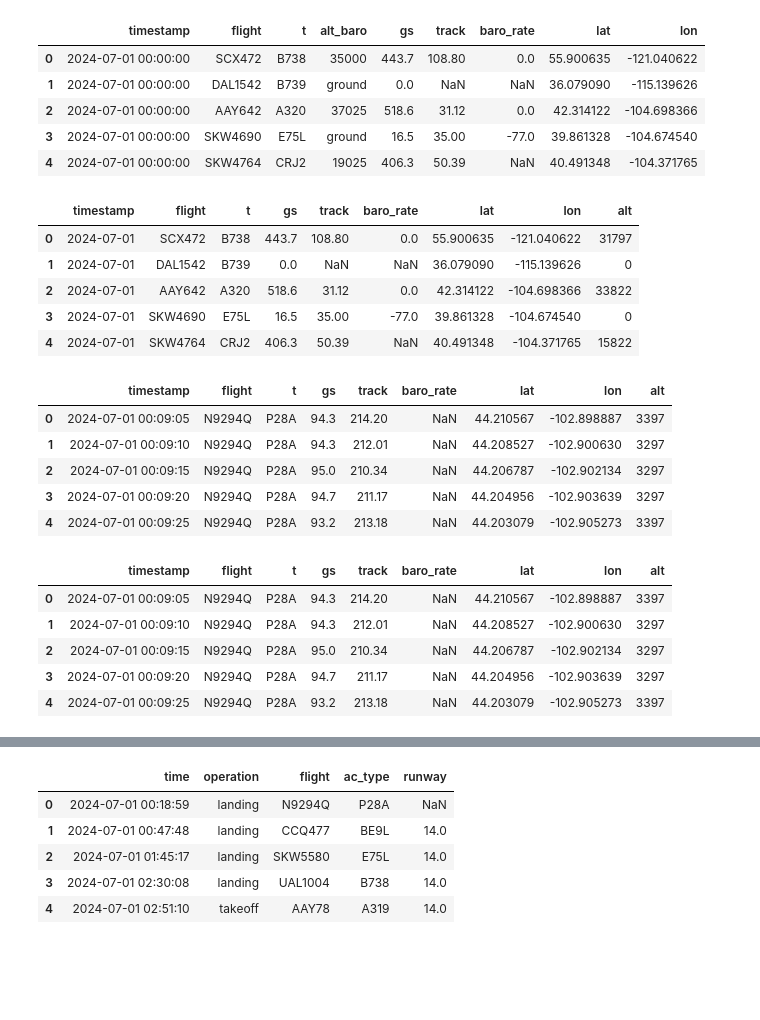
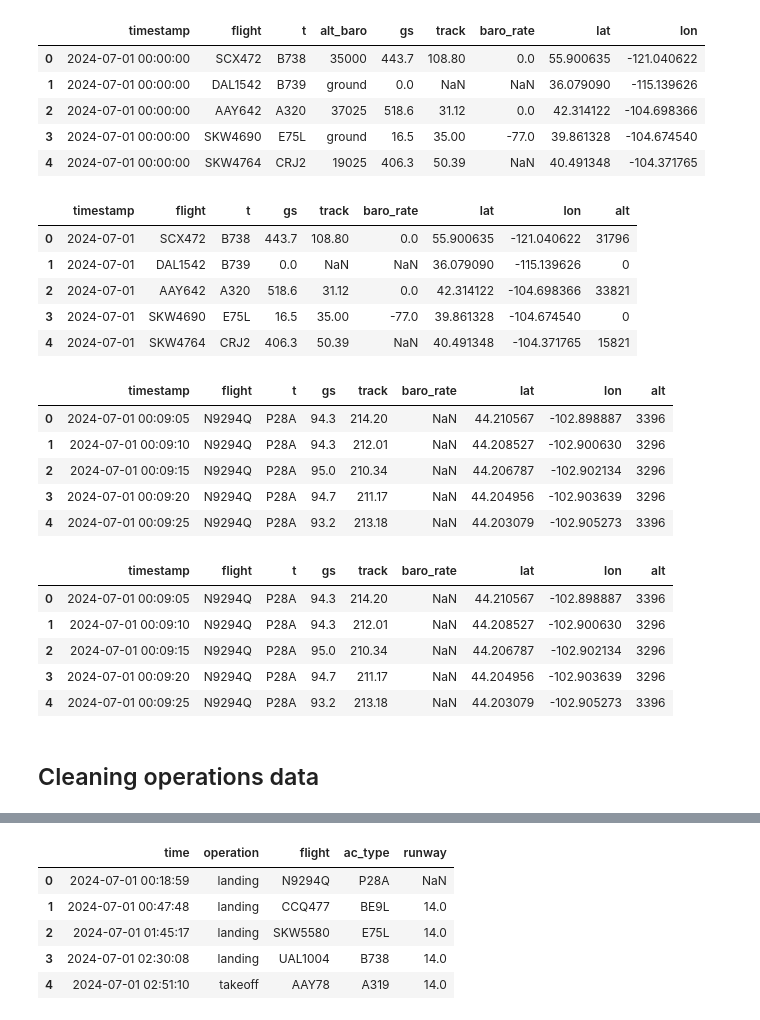
Before and after one commit to ghRevelle/pytc, a Jupyter notebook: data/data_cleaner.ipynb, the cells around one changed output, grey strips where cells are left out. Saved outputs shown, nothing was run; the diff lists cells and outputs as text; code cells hidden in the pictures; blank space fills up the shorter version.

Commit message:
Updated data cleaner

```diff
--- a/data/data_cleaner.ipynb
+++ b/data/data_cleaner.ipynb
@@ -37,45 +39,45 @@ filtered_aircraft.head()
 | 3 | 2024-07-01 00:00:00 | SKW4690 | E75L | ground | 16.5 | 35.00 | -77.0 | 39.861328 | -104.674540 |
 | 4 | 2024-07-01 00:00:00 | SKW4764 | CRJ2 | 19025 | 406.3 | 50.39 | NaN | 40.491348 | -104.371765 |
 # %%
-airport_elevation = 3203  # Airport elevation in feet
+airport_elevation = 3204  # Airport elevation in feet
 
 # Convert timestamp to datetime format
 filtered_aircraft['timestamp'] = pd.to_datetime(filtered_aircraft['timestamp'])
 
 # Convert "ground" in barometric altitude to airport elevation (3203 ft)
 filtered_aircraft['alt_baro'] = filtered_aircraft['alt_baro'].replace('ground', airport_elevation)
 
 # Convert barometric altitude to integer, keeping NaN as NaN
 filtered_aircraft['alt_baro'] = pd.to_numeric(filtered_aircraft['alt_baro'], errors='coerce').astype('Int64')
 
 # Convert barometric altitude to altitude above ground level
 filtered_aircraft['alt'] = filtered_aircraft['alt_baro'] - airport_elevation
 
 # Round values within +30 feet and set any negative altitudes to 0
 filtered_aircraft['alt'] = filtered_aircraft['alt'].apply(lambda x: 0 if pd.isna(x) or x < 0 or x <= 30 else x)
 
 filtered_aircraft['alt'] = pd.to_numeric(filtered_aircraft['alt'], errors='coerce').astype('Int64')
 
 filtered_aircraft.drop('alt_baro', axis=1, inplace=True)  # Drop the 'alt_baro' column
 
 # Convert ground speed to float, keeping NaN as NaN
 filtered_aircraft['gs'] = pd.to_numeric(filtered_aircraft['gs'], errors='coerce')
 
 # Convert vertical rate to float, keeping NaN as NaN
 filtered_aircraft['baro_rate'] = pd.to_numeric(filtered_aircraft['baro_rate'], errors='coerce')
 
 # Convert latitude and longitude to float, keeping NaN as NaN
 filtered_aircraft['lat'] = pd.to_numeric(filtered_aircraft['lat'], errors='coerce')
 filtered_aircraft['lon'] = pd.to_numeric(filtered_aircraft['lon'], errors='coerce')
 
 filtered_aircraft.head()
 # %% [output]
 |  | timestamp | flight | t | gs | track | baro_rate | lat | lon | alt |
-| 0 | 2024-07-01 | SCX472 | B738 | 443.7 | 108.80 | 0.0 | 55.900635 | -121.040622 | 31797 |
+| 0 | 2024-07-01 | SCX472 | B738 | 443.7 | 108.80 | 0.0 | 55.900635 | -121.040622 | 31796 |
 | 1 | 2024-07-01 | DAL1542 | B739 | 0.0 | NaN | NaN | 36.079090 | -115.139626 | 0 |
-| 2 | 2024-07-01 | AAY642 | A320 | 518.6 | 31.12 | 0.0 | 42.314122 | -104.698366 | 33822 |
+| 2 | 2024-07-01 | AAY642 | A320 | 518.6 | 31.12 | 0.0 | 42.314122 | -104.698366 | 33821 |
 | 3 | 2024-07-01 | SKW4690 | E75L | 16.5 | 35.00 | -77.0 | 39.861328 | -104.674540 | 0 |
-| 4 | 2024-07-01 | SKW4764 | CRJ2 | 406.3 | 50.39 | NaN | 40.491348 | -104.371765 | 15822 |
+| 4 | 2024-07-01 | SKW4764 | CRJ2 | 406.3 | 50.39 | NaN | 40.491348 | -104.371765 | 15821 |
 # %%
 # Filter by position; only include aircraft within roughly 10nm of the airport
 
@@ -96,11 +98,11 @@ filtered_aircraft.reset_index(drop=True, inplace=True)
 filtered_aircraft.head()
 # %% [output]
 |  | timestamp | flight | t | gs | track | baro_rate | lat | lon | alt |
-| 0 | 2024-07-01 00:09:05 | N9294Q | P28A | 94.3 | 214.20 | NaN | 44.210567 | -102.898887 | 3397 |
-| 1 | 2024-07-01 00:09:10 | N9294Q | P28A | 94.3 | 212.01 | NaN | 44.208527 | -102.900630 | 3297 |
-| 2 | 2024-07-01 00:09:15 | N9294Q | P28A | 95.0 | 210.34 | NaN | 44.206787 | -102.902134 | 3297 |
-| 3 | 2024-07-01 00:09:20 | N9294Q | P28A | 94.7 | 211.17 | NaN | 44.204956 | -102.903639 | 3297 |
-| 4 | 2024-07-01 00:09:25 | N9294Q | P28A | 93.2 | 213.18 | NaN | 44.203079 | -102.905273 | 3397 |
+| 0 | 2024-07-01 00:09:05 | N9294Q | P28A | 94.3 | 214.20 | NaN | 44.210567 | -102.898887 | 3396 |
+| 1 | 2024-07-01 00:09:10 | N9294Q | P28A | 94.3 | 212.01 | NaN | 44.208527 | -102.900630 | 3296 |
+| 2 | 2024-07-01 00:09:15 | N9294Q | P28A | 95.0 | 210.34 | NaN | 44.206787 | -102.902134 | 3296 |
+| 3 | 2024-07-01 00:09:20 | N9294Q | P28A | 94.7 | 211.17 | NaN | 44.204956 | -102.903639 | 3296 |
+| 4 | 2024-07-01 00:09:25 | N9294Q | P28A | 93.2 | 213.18 | NaN | 44.203079 | -102.905273 | 3396 |
 # %%
 # Filter aircraft by altitude; only include aircraft below 10,000 feet
 filtered_aircraft = filtered_aircraft[filtered_aircraft['alt'] < 6000]
@@ -110,15 +112,17 @@ filtered_aircraft.reset_index(drop=True, inplace=True)
 filtered_aircraft.head()
 # %% [output]
 |  | timestamp | flight | t | gs | track | baro_rate | lat | lon | alt |
-| 0 | 2024-07-01 00:09:05 | N9294Q | P28A | 94.3 | 214.20 | NaN | 44.210567 | -102.898887 | 3397 |
-| 1 | 2024-07-01 00:09:10 | N9294Q | P28A | 94.3 | 212.01 | NaN | 44.208527 | -102.900630 | 3297 |
-| 2 | 2024-07-01 00:09:15 | N9294Q | P28A | 95.0 | 210.34 | NaN | 44.206787 | -102.902134 | 3297 |
-| 3 | 2024-07-01 00:09:20 | N9294Q | P28A | 94.7 | 211.17 | NaN | 44.204956 | -102.903639 | 3297 |
-| 4 | 2024-07-01 00:09:25 | N9294Q | P28A | 93.2 | 213.18 | NaN | 44.203079 | -102.905273 | 3397 |
+| 0 | 2024-07-01 00:09:05 | N9294Q | P28A | 94.3 | 214.20 | NaN | 44.210567 | -102.898887 | 3396 |
+| 1 | 2024-07-01 00:09:10 | N9294Q | P28A | 94.3 | 212.01 | NaN | 44.208527 | -102.900630 | 3296 |
+| 2 | 2024-07-01 00:09:15 | N9294Q | P28A | 95.0 | 210.34 | NaN | 44.206787 | -102.902134 | 3296 |
+| 3 | 2024-07-01 00:09:20 | N9294Q | P28A | 94.7 | 211.17 | NaN | 44.204956 | -102.903639 | 3296 |
+| 4 | 2024-07-01 00:09:25 | N9294Q | P28A | 93.2 | 213.18 | NaN | 44.203079 | -102.905273 | 3396 |
 # %%
 # Save cleaned data
 
 filtered_aircraft.to_csv('aircraft_cleaned.csv', index=False)
+# %% [markdown]
+## Cleaning operations data
 # %%
 # Load operations data
 filtered_operations = pd.read_csv('filtered_operations.csv')
```
Also changed, not shown: parts of 1 cell of this notebook.
